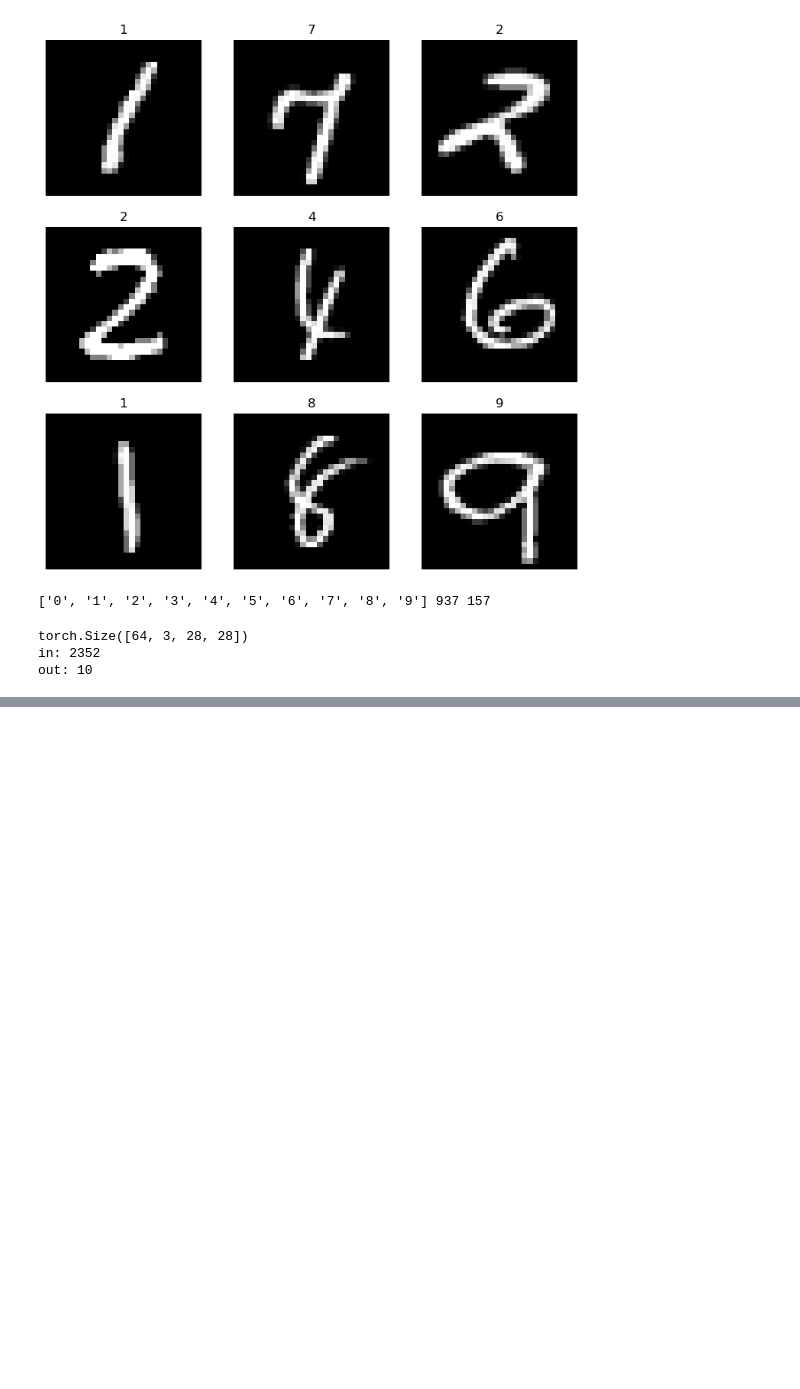
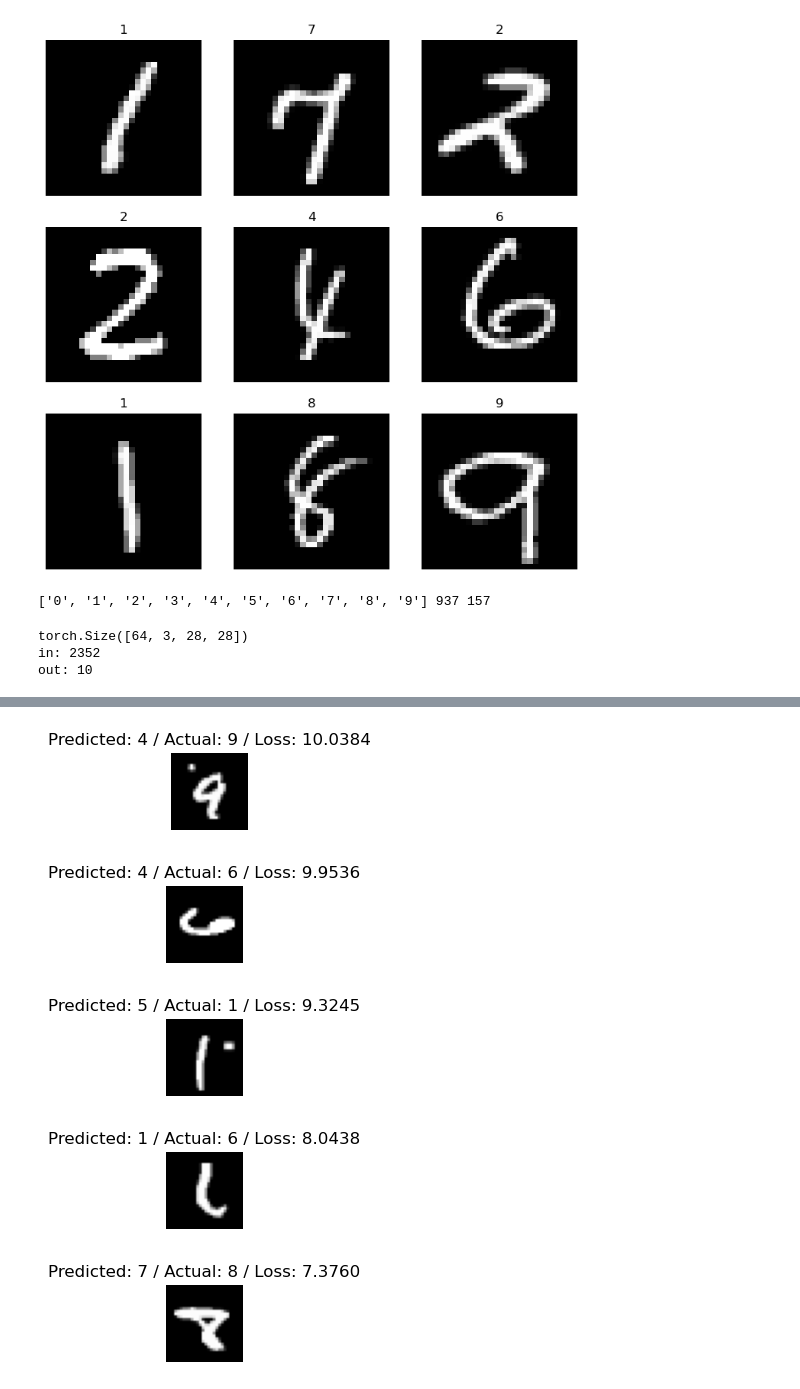
Before and after one commit to johnshaughnessy/digits, a Jupyter notebook: digits.ipynb, the cells around one changed output, grey strips where cells are left out. Drawn from its saved outputs; the diff is of its cells as text; code cells hidden in the pictures; blank space fills up the shorter version.

```diff
--- a/digits.ipynb
+++ b/digits.ipynb
@@ -64,0 +67,14 @@ learn.fit_one_cycle(5)
+# %%
+# Let's inspect the images of the greatest loss
+
+# Get predictions and corresponding losses for the validation set
+preds, targets, losses = learn.get_preds(with_loss=True)
+
+# Sort the indices of the losses
+sorted_idx = losses.argsort(descending=True)
+
+# Show the images with the top N highest losses
+for i in sorted_idx[:5]:
+    img, label = dls.valid_ds[i]
+    img.show(title=f'Predicted: {dls.vocab[preds[i].argmax()]} / Actual: {dls.vocab[label]} / Loss: {losses[i]:.4f}')
+# %% [output]
@@ -64,0 +82,5 @@ learn.fit_one_cycle(5)
+[figure, added]
+[figure, added]
+[figure, added]
+[figure, added]
+[figure, added]
```
Also changed, not shown: parts of 3 cells of this notebook, 4 other files.
